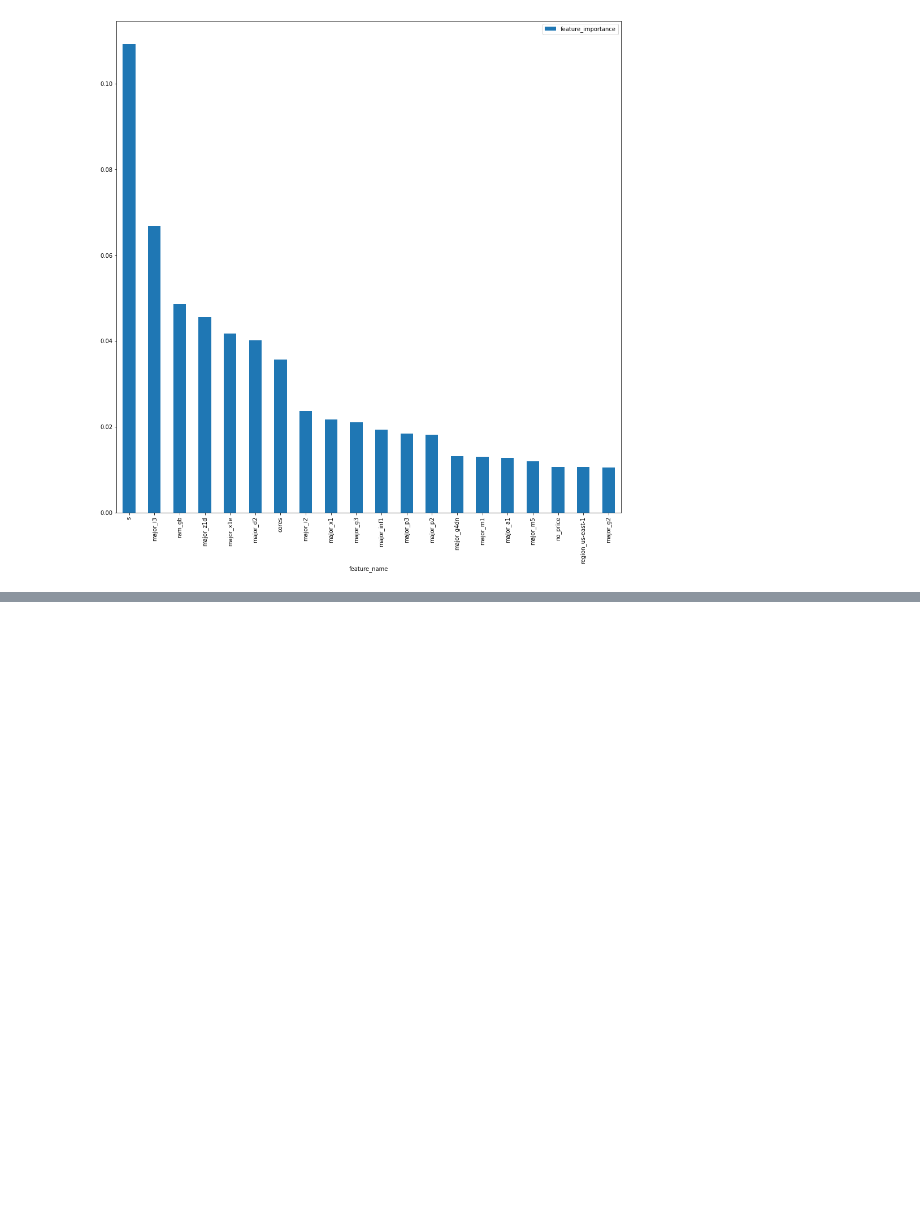
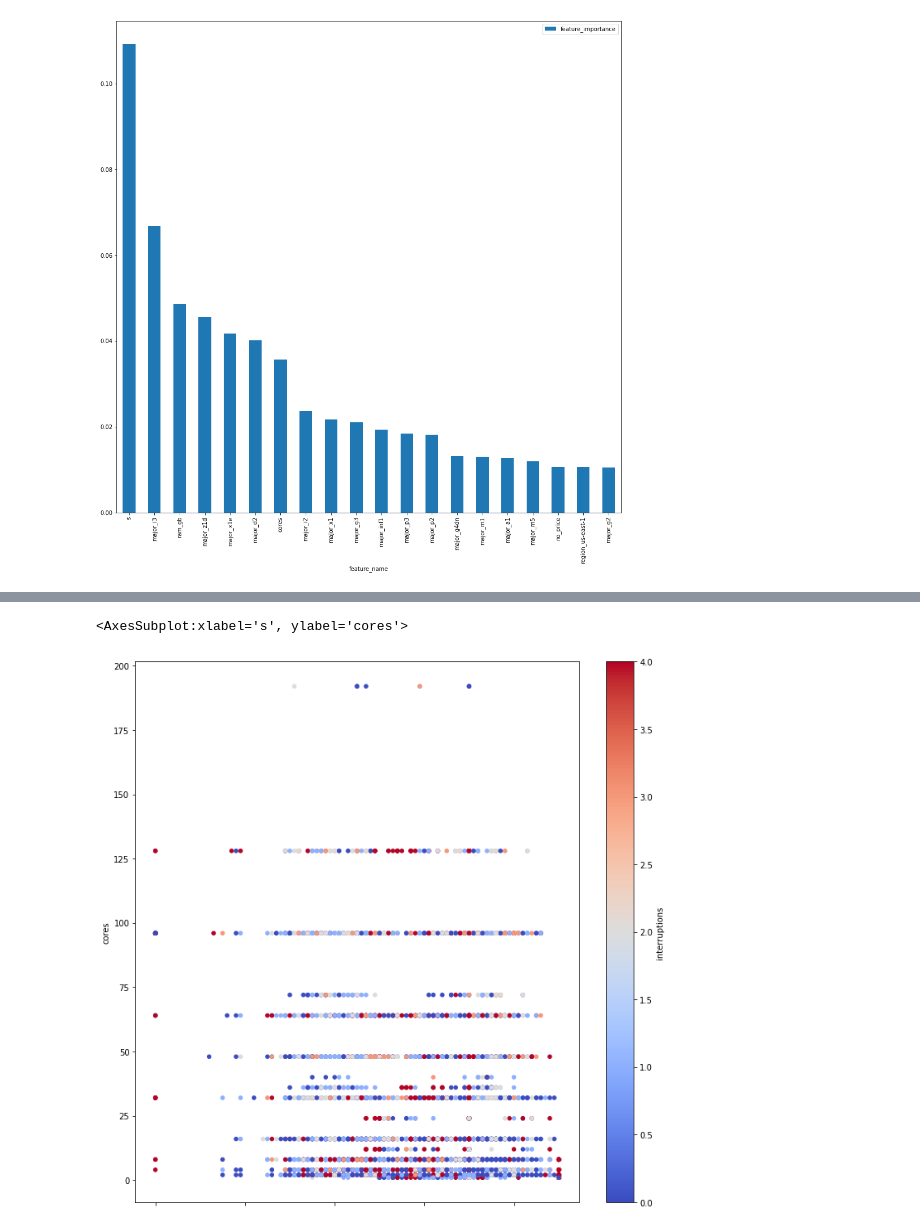
Before and after one commit to TechnionDev/AWSSpotPricePredictions, a Jupyter notebook: interruptions.ipynb, the cells around one changed output, grey strips where cells are left out. Drawn from its saved outputs; the diff is of its cells as text; code cells hidden in the pictures; blank space fills up the shorter version.

```diff
--- a/interruptions.ipynb
+++ b/interruptions.ipynb
@@ -491,0 +503,7 @@ df.plot.scatter(x='s', y='ram_gb', c='interruptions', colormap='coolwarm', figsi
+# %%
+df = X_train.copy()
+df['interruptions'] = y_train
+df.plot.scatter(x='s', y='cores', c='interruptions', colormap='coolwarm', figsize=(12,12))
+# %% [output]
+<AxesSubplot:xlabel='s', ylabel='cores'>
+[figure, added]
```
Also changed, not shown: parts of 3 cells of this notebook.
